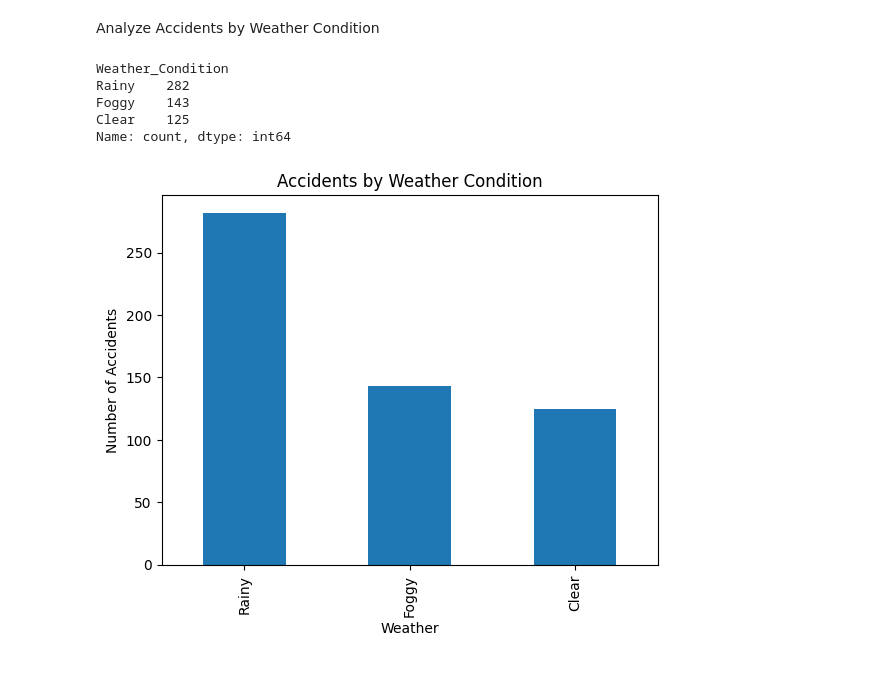
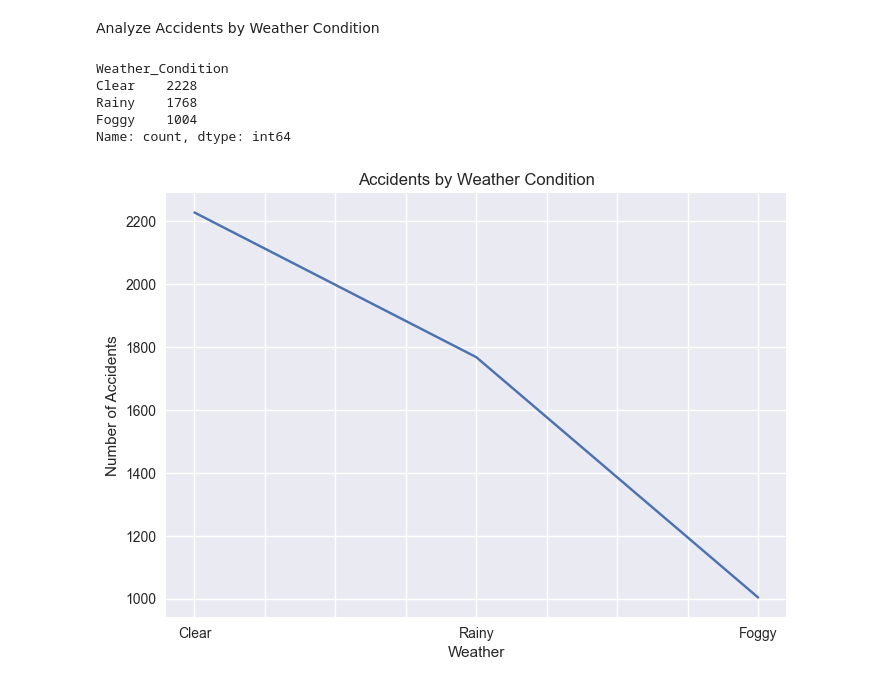
Before and after one commit to ronit-739/Traffic-Accident-Pattern-Analysis, a Jupyter notebook: Code/Dikesh/Heatmap.ipynb, the cells around one changed output. Saved outputs shown, nothing was run; the diff lists cells and outputs as text; code cells hidden in the pictures.

```diff
--- a/Code/Dikesh/Heatmap.ipynb
+++ b/Code/Dikesh/Heatmap.ipynb
@@ -3,7 +3,7 @@
 
 import pandas as pd
 
-df = pd.read_csv("../../Data/Nepal_RoadAccidents_Cleaned.csv")
+df = pd.read_csv("test/data/Nepal_RoadAccidents_Cleaned.csv")
 
 df.head(3)
 # %% [output]
@@ -45,6 +45,7 @@ Afternoon    123
 Name: count, dtype: int64
 # %%
 import matplotlib.pyplot as plt
+plt.style.use('seaborn-v0_8')
 
 time_counts.plot(kind="bar")
 
@@ -58,14 +59,17 @@ plt.show()
 # %% [markdown]
 Accidents by Road type
 # %%
+import matplotlib.pyplot as plt
+plt.style.use('seaborn-v0_8')
+
 road_counts = df["Road_Type"].value_counts()
 print(road_counts)
 
-road_counts.plot(kind="bar")
+road_counts.plot(kind='pie', autopct='%1.1f%%', startangle=140)
 
 plt.title("Accidents by Road Type")
 plt.xlabel("Road Type")
-plt.ylabel("Number of Accidents")
+plt.ylabel("")
 
 plt.show()
 # %% [output]
@@ -79,20 +84,23 @@ Name: count, dtype: int64
 # %% [markdown]
 Analyze Accidents by Weather Condition
 # %%
+import matplotlib.pyplot as plt
+plt.style.use('seaborn-v0_8')
+
 weather_counts = df["Weather_Condition"].value_counts()
 print(weather_counts)
 
-weather_counts.plot(kind="bar")
+weather_counts.plot(kind="line")
 
 plt.title("Accidents by Weather Condition")
 plt.xlabel("Weather")
 plt.ylabel("Number of Accidents")
 
 plt.show()
 # %% [output]
 Weather_Condition
-Rainy    282
-Foggy    143
-Clear    125
+Clear    2228
+Rainy    1768
+Foggy    1004
 Name: count, dtype: int64
-[figure, old version]
+[figure, new version]
```
Also changed, not shown: parts of 4 cells of this notebook.
